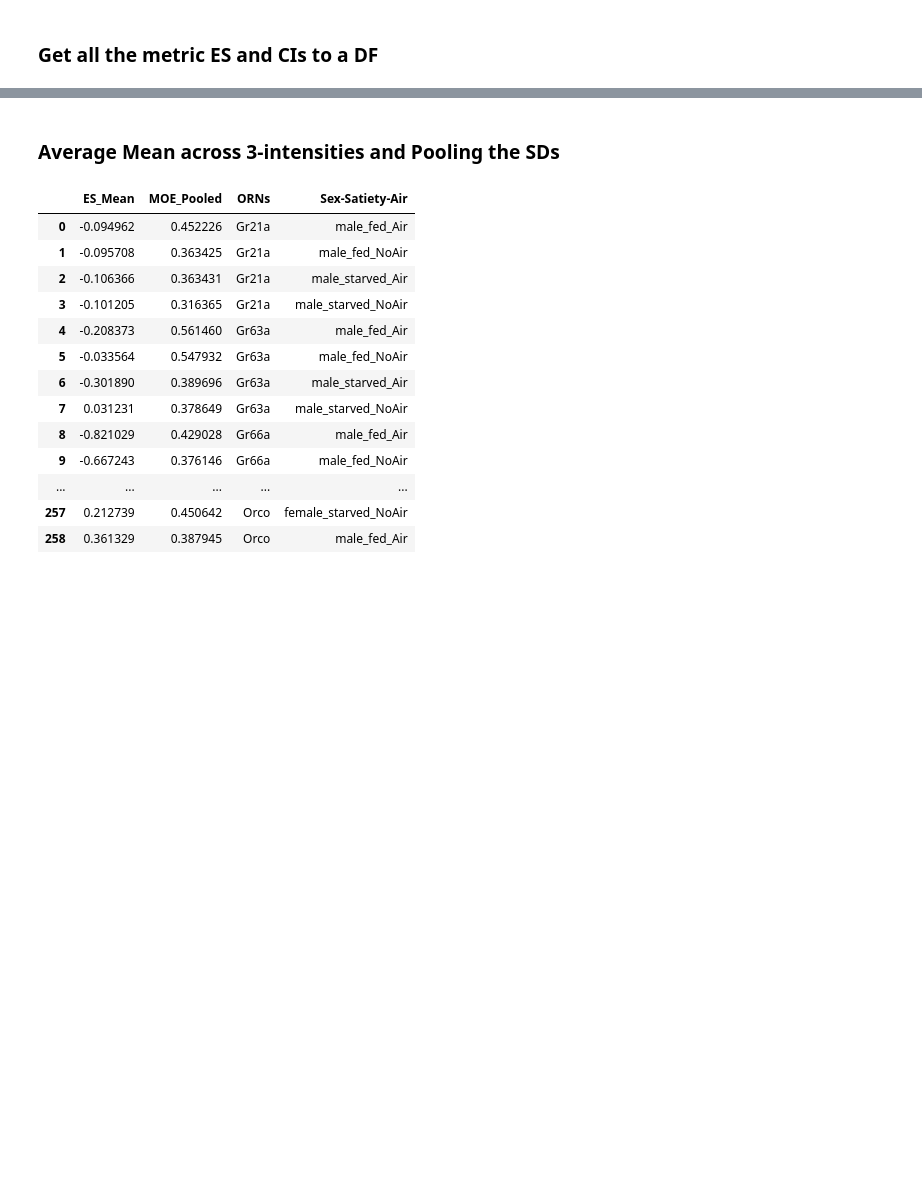
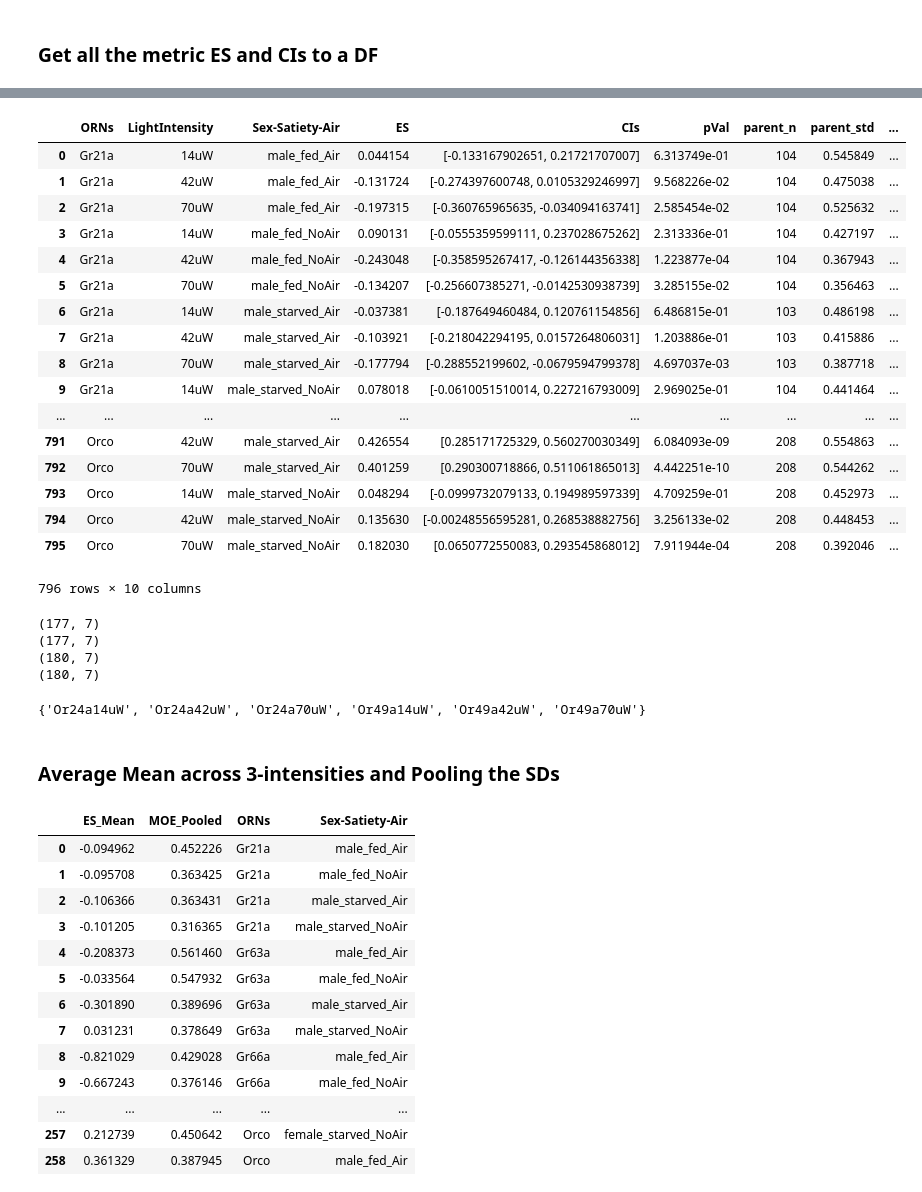
Before and after one commit to ttumkaya/WALiSuite_V2.0, a Jupyter notebook: WALiSuite_GenerateSummaryPlots.ipynb, the cells around one changed output, grey strips where cells are left out. Cells and saved outputs as stored; diff of their text form; code cells hidden in the pictures; blank space fills up the shorter version.

```diff
--- a/WALiSuite_GenerateSummaryPlots.ipynb
+++ b/WALiSuite_GenerateSummaryPlots.ipynb
@@ -29,7 +29,9 @@ import dabest
 # %%
 def collectEffectSizes(rootDirectory):
 #     temp = {'ORNs':[],'Sex-Satiety-Air':[],'LightIntensity':[], 'Metric':[], 'ES':[], 'CIs':[], 'pVal':[]}
-    temp = {'ORNs':[],'Sex-Satiety-Air':[],'ES':[], 'CIs':[], 'pVal':[]}
+    temp = {'ORNs':[],'Sex-Satiety-Air':[],'ES':[], 'CIs':[], 'pVal':[],'LightIntensity':[], 'parent_n':[],'parent_std':[],
+           'offspring_n':[],'offspring_std':[]}
+
     ornList = os.listdir(rootDirectory)
     bar = progressbar.ProgressBar()
     ## go thru the ORNs
@@ -37,7 +39,7 @@ def collectEffectSizes(rootDirectory):
 #         rootDir = os.path.join(rootDirectory,ORN)
 #         metricList = next(os.walk(rootDir))[1]
         rootDir = os.path.join(rootDirectory,ORN,"weighted_TSALE","P10")
-
+#         print ORN
         ## go thru the metrics for each ORN folder
 #         for metric in metricList:
 #             rootDir_metric_P10 = os.path.join(rootDir,metric,'P10')
@@ -57,19 +59,30 @@ def collectEffectSizes(rootDirectory):
                     ES = tempDF['stat_summary'][row]
                     CI_low = tempDF['bca_ci_low'][row]
                     CI_up = tempDF['bca_ci_high'][row]
+
+                    parent_N = tempDF['Parent_N'][row]
+                    parent_STD = tempDF['Parent_SD'][row]
+                    offspring_N = tempDF['Offspring_N'][row]
+                    offspring_STD = tempDF['Offspring_SD'][row]
                     try:
                         p_val = tempDF['pvalue_2samp_ind_ttest'][row]
                     except:
                         p_val = np.nan
                     temp['ORNs'].append(ORN)
                     temp['Sex-Satiety-Air'].append(sex_satiety_air)
-#                     temp['LightIntensity'].append(lightInt)
+                    temp['LightIntensity'].append(lightInt)
 #                     temp['Metric'].append(metric)
                     temp['ES'].append(ES)
                     temp['CIs'].append([CI_low,CI_up])
                     temp['pVal'].append(p_val)
+                    temp['parent_n'].append(parent_N)
+                    temp['parent_std'].append(parent_STD)
+                    temp['offspring_n'].append(offspring_N)
+                    temp['offspring_std'].append(offspring_STD)
+
 #     All_ORN_EffectSizes_df = pd.DataFrame(temp,columns=['ORNs','Sex-Satiety-Air','LightIntensity', 'Metric', 'ES', 'CIs', 'pVal'])
-    All_ORN_EffectSizes_df = pd.DataFrame(temp,columns=['ORNs','Sex-Satiety-Air', 'ES', 'CIs', 'pVal'])
+    All_ORN_EffectSizes_df = pd.DataFrame(temp,columns=['ORNs','LightIntensity','Sex-Satiety-Air', 'ES', 'CIs', 'pVal','parent_n',
+                                                       'parent_std','offspring_n','offspring_std'])
 
     return All_ORN_EffectSizes_df
 # %%
@@ -78,0 +92,39 @@ All_ORN_EffectSizes_df = collectEffectSizes(rootDirectory="C:/Users/tumkayat/Des
+# %%
+All_ORN_EffectSizes_df
+# %% [output]
+|  | ORNs | LightIntensity | Sex-Satiety-Air | ES | CIs | pVal | parent_n | parent_std | ... |
+| 0 | Gr21a | 14uW | male_fed_Air | 0.044154 | [-0.133167902651, 0.21721707007] | 6.313749e-01 | 104 | 0.545849 | ... |
+| 1 | Gr21a | 42uW | male_fed_Air | -0.131724 | [-0.274397600748, 0.0105329246997] | 9.568226e-02 | 104 | 0.475038 | ... |
+| 2 | Gr21a | 70uW | male_fed_Air | -0.197315 | [-0.360765965635, -0.034094163741] | 2.585454e-02 | 104 | 0.525632 | ... |
+| 3 | Gr21a | 14uW | male_fed_NoAir | 0.090131 | [-0.0555359599111, 0.237028675262] | 2.313336e-01 | 104 | 0.427197 | ... |
+| 4 | Gr21a | 42uW | male_fed_NoAir | -0.243048 | [-0.358595267417, -0.126144356338] | 1.223877e-04 | 104 | 0.367943 | ... |
+| 5 | Gr21a | 70uW | male_fed_NoAir | -0.134207 | [-0.256607385271, -0.0142530938739] | 3.285155e-02 | 104 | 0.356463 | ... |
+| 6 | Gr21a | 14uW | male_starved_Air | -0.037381 | [-0.187649460484, 0.120761154856] | 6.486815e-01 | 103 | 0.486198 | ... |
+| 7 | Gr21a | 42uW | male_starved_Air | -0.103921 | [-0.218042294195, 0.0157264806031] | 1.203886e-01 | 103 | 0.415886 | ... |
+| 8 | Gr21a | 70uW | male_starved_Air | -0.177794 | [-0.288552199602, -0.0679594799378] | 4.697037e-03 | 103 | 0.387718 | ... |
+| 9 | Gr21a | 14uW | male_starved_NoAir | 0.078018 | [-0.0610051510014, 0.227216793009] | 2.969025e-01 | 104 | 0.441464 | ... |
+| ... | ... | ... | ... | ... | ... | ... | ... | ... | ... |
+| 791 | Orco | 42uW | male_starved_Air | 0.426554 | [0.285171725329, 0.560270030349] | 6.084093e-09 | 208 | 0.554863 | ... |
+| 792 | Orco | 70uW | male_starved_Air | 0.401259 | [0.290300718866, 0.511061865013] | 4.442251e-10 | 208 | 0.544262 | ... |
+| 793 | Orco | 14uW | male_starved_NoAir | 0.048294 | [-0.0999732079133, 0.194989597339] | 4.709259e-01 | 208 | 0.452973 | ... |
+| 794 | Orco | 42uW | male_starved_NoAir | 0.135630 | [-0.00248556595281, 0.268538882756] | 3.256133e-02 | 208 | 0.448453 | ... |
+| 795 | Orco | 70uW | male_starved_NoAir | 0.182030 | [0.0650772550083, 0.293545868012] | 7.911944e-04 | 208 | 0.392046 | ... |
+796 rows × 10 columns
+# %%
+All_ORN_EffectSizes_df['Tag'] = All_ORN_EffectSizes_df['ORNs'] + '_'+ All_ORN_EffectSizes_df['Sex-Satiety-Air']
+
+a = All_ORN_EffectSizes_df[All_ORN_EffectSizes_df['Sex-Satiety-Air'] == 'male_fed_NoAir']
+b = All_ORN_EffectSizes_df[All_ORN_EffectSizes_df['Sex-Satiety-Air'] == 'male_fed_Air']
+c = All_ORN_EffectSizes_df[All_ORN_EffectSizes_df['Sex-Satiety-Air'] == 'male_starved_NoAir']
+d = All_ORN_EffectSizes_df[All_ORN_EffectSizes_df['Sex-Satiety-Air'] == 'male_starved_Air']
+
+
+print a.shape
+print b.shape
+print c.shape
+print d.shape
+# %% [output]
+(177, 7)
+(177, 7)
+(180, 7)
+(180, 7)
@@ -79,3 +133,8 @@ All_ORN_EffectSizes_df = collectEffectSizes(rootDirectory="C:/Users/tumkayat/Des
+# %%
+## To find what is in one list but not the other
+set(a['Tag']).symmetric_difference(set(b['Tag']))
+# %% [output]
+{'Or24a14uW', 'Or24a42uW', 'Or24a70uW', 'Or49a14uW', 'Or49a42uW', 'Or49a70uW'}
 # %% [markdown]
 ### Average Mean across 3-intensities and Pooling the SDs
 # %%
```
Also changed, not shown: parts of 37 cells of this notebook, 2 other files.
